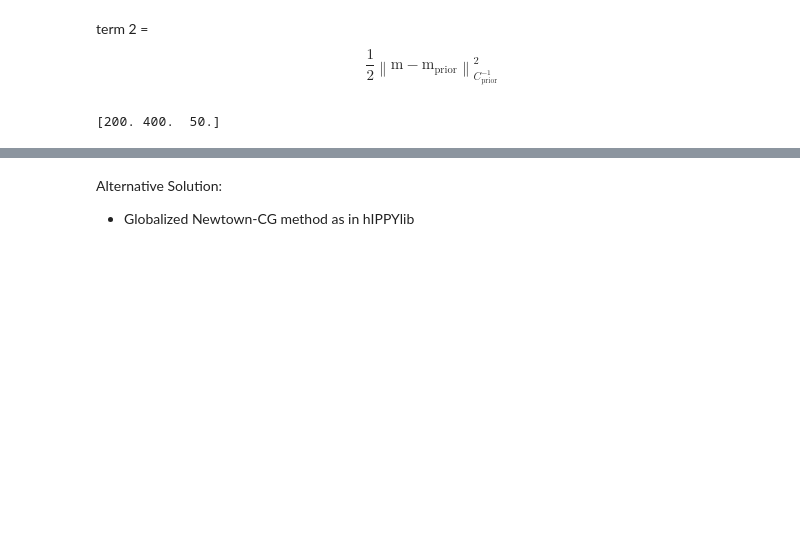
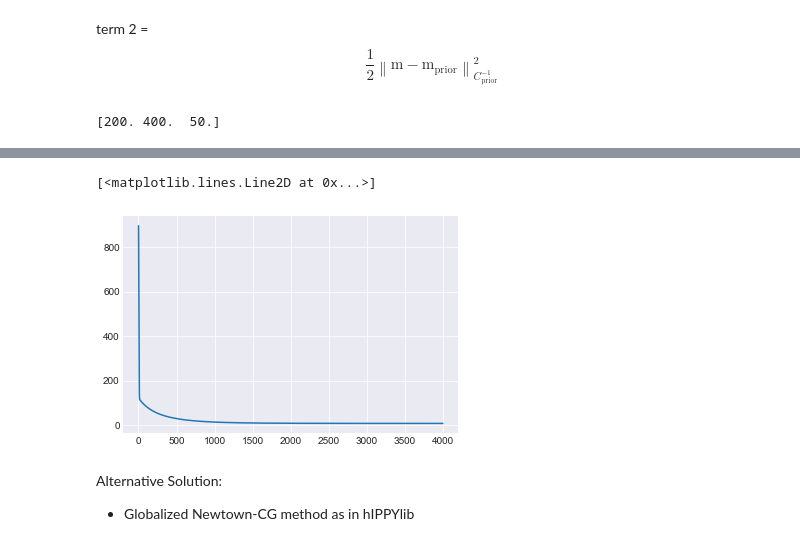
Before and after one commit to GeorgeLiang3/repository1, a Jupyter notebook: Gravity_MCMC_1.1.ipynb, the cells around one changed output, grey strips where cells are left out. Saved outputs shown, nothing was run; the diff lists cells and outputs as text; code cells hidden in the pictures; blank space fills up the shorter version.

```diff
--- a/Gravity_MCMC_1.1.ipynb
+++ b/Gravity_MCMC_1.1.ipynb
@@ -255,6 +255,7 @@ def grav_analytical_tf_det(x, mu, cov,sess):
     return gravity
 # %%
 init = tf.global_variables_initializer()
+cost = []
 with tf.Session() as session:
     session.run(init)
     grav = grav_analytical_tf_det(x_obs,mu, cov, session)
@@ -274,7 +275,7 @@ with tf.Session() as session:
         if step%100 == 0:print("step", step, "mu:", session.run(mu),"gradient:", session.run(tf.gradients(Negtive_log_likelihood,mu)))
         log_tem_new = session.run(Negtive_log_likelihood)
        ## Find and save MAP point
-
+        cost.append(log_tem_new[[0]])
         if step%100 == 0:print("negative log likelihood:",log_tem_new )
 
     MAP = session.run(mu)
@@ -296,6 +297,14 @@ step 3800 mu: [283.8175  479.45667  97.59198] gradient: [array([-0.00304318, -0.
 negative log likelihood: [[7.690072]]
 step 3900 mu: [283.8459  479.62164  97.5861 ] gradient: [array([-0.00260769, -0.01567236,  0.00056595], dtype=float32)]
 negative log likelihood: [[7.6872683]]
+# %%
+cost = np.reshape(cost,[4000])
+# %%
+x = np.linspace(1,4000,4000)
+plt.plot(x,cost)
+# %% [output]
+[<matplotlib.lines.Line2D at 0x...>]
+[figure, added]
 # %% [markdown]
 
 
```
Also changed, not shown: parts of 2 cells of this notebook, 3 other files.
